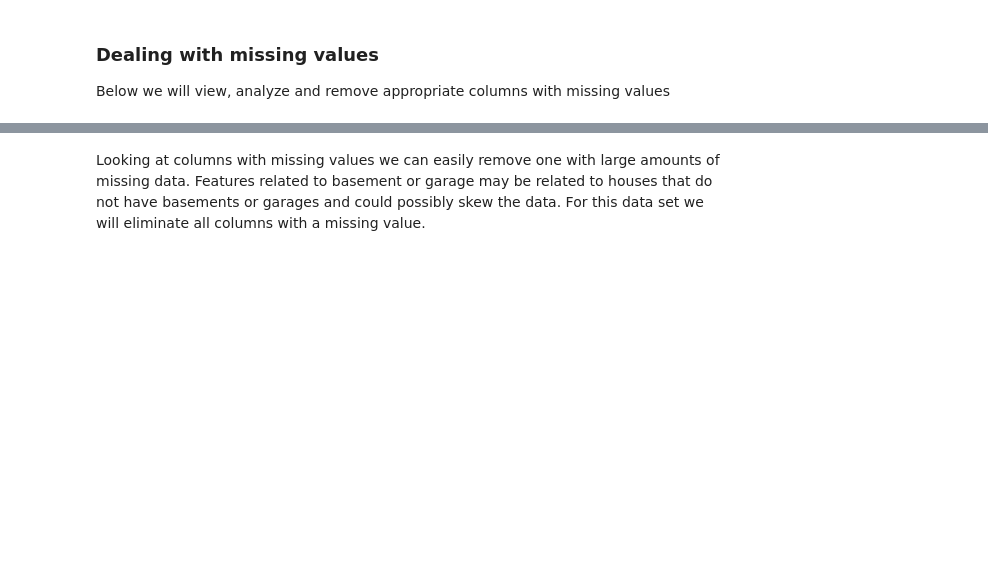
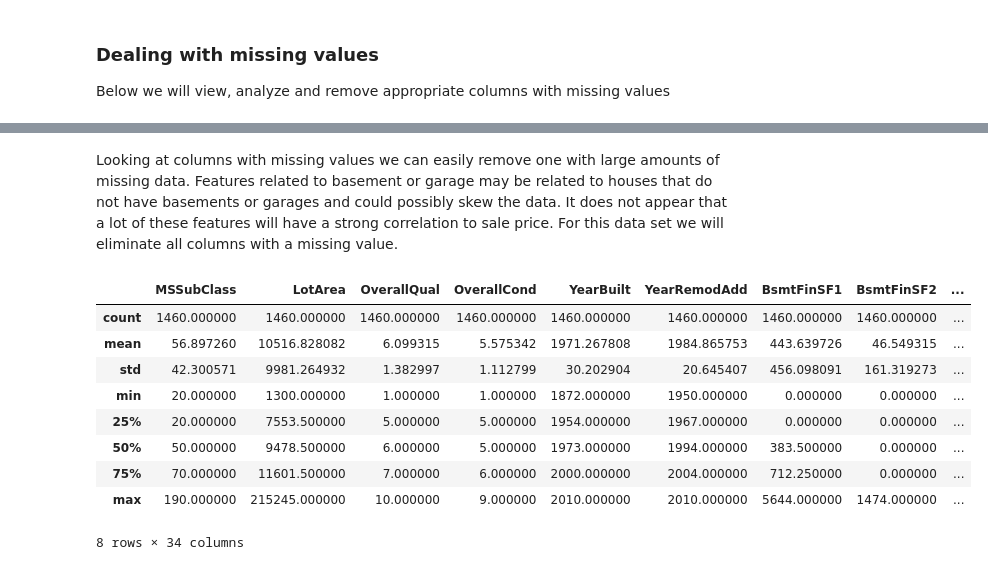
Before and after one commit to SMRain10/Housing-Price-Regression-Competition, a Jupyter notebook: 611_Project.ipynb, the cells around one changed output, grey strips where cells are left out. Saved outputs shown, nothing was run; the diff lists cells and outputs as text; code cells hidden in the pictures; blank space fills up the shorter version.

```diff
--- a/611_Project.ipynb
+++ b/611_Project.ipynb
@@ -119,4 +122,4 @@ MasVnrType         8
 Electrical         1
 dtype: int64
 # %% [markdown]
-Looking at columns with missing values we can easily remove one with large amounts of missing data. Features related to basement or garage may be related to houses that do not have basements or garages and could possibly skew the data. For this data set we will eliminate all columns with a missing value.
+Looking at columns with missing values we can easily remove one with large amounts of missing data. Features related to basement or garage may be related to houses that do not have basements or garages and could possibly skew the data. It does not appear that a lot of these features will have a strong correlation to sale price. For this data set we will eliminate all columns with a missing value.
@@ -122,0 +129,14 @@ Looking at columns with missing values we can easily remove one with large amoun
+# %%
+# Lets use the describe function to see the distribution of the data in each column.
+df_train1.describe()
+# %% [output]
+|  | MSSubClass | LotArea | OverallQual | OverallCond | YearBuilt | YearRemodAdd | BsmtFinSF1 | BsmtFinSF2 | ... |
+| count | 1460.000000 | 1460.000000 | 1460.000000 | 1460.000000 | 1460.000000 | 1460.000000 | 1460.000000 | 1460.000000 | ... |
+| mean | 56.897260 | 10516.828082 | 6.099315 | 5.575342 | 1971.267808 | 1984.865753 | 443.639726 | 46.549315 | ... |
+| std | 42.300571 | 9981.264932 | 1.382997 | 1.112799 | 30.202904 | 20.645407 | 456.098091 | 161.319273 | ... |
+| min | 20.000000 | 1300.000000 | 1.000000 | 1.000000 | 1872.000000 | 1950.000000 | 0.000000 | 0.000000 | ... |
+| 25% | 20.000000 | 7553.500000 | 5.000000 | 5.000000 | 1954.000000 | 1967.000000 | 0.000000 | 0.000000 | ... |
+| 50% | 50.000000 | 9478.500000 | 6.000000 | 5.000000 | 1973.000000 | 1994.000000 | 383.500000 | 0.000000 | ... |
+| 75% | 70.000000 | 11601.500000 | 7.000000 | 6.000000 | 2000.000000 | 2004.000000 | 712.250000 | 0.000000 | ... |
+| max | 190.000000 | 215245.000000 | 10.000000 | 9.000000 | 2010.000000 | 2010.000000 | 5644.000000 | 1474.000000 | ... |
+8 rows × 34 columns
```
Also changed, not shown: parts of 20 cells of this notebook.
